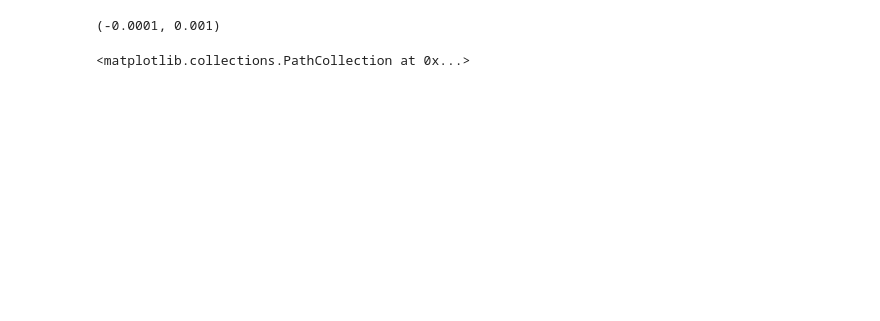
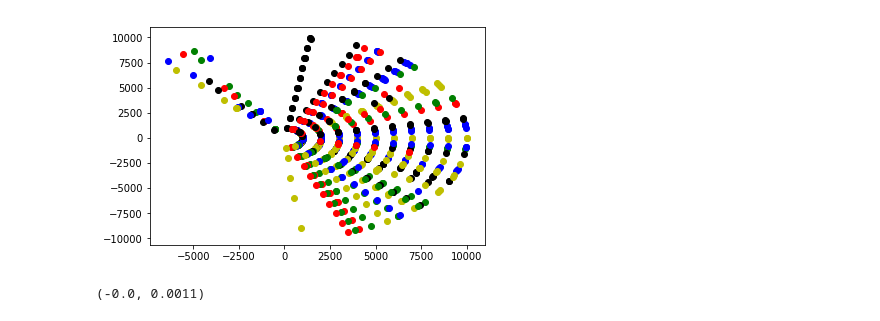
Before and after one commit to yetkinyilmaz/TrackML2D, a Jupyter notebook: notebook_trackML.ipynb, the cells around one changed output. Cells and saved outputs as stored; diff of their text form; code cells hidden in the pictures; blank space fills up the shorter version.

```diff
--- a/notebook_trackML.ipynb
+++ b/notebook_trackML.ipynb
@@ -240,9 +122,13 @@ plt.show()
+# %%
+for foundtrack in np.unique(y_pred):
+    if foundtrack >= 0:
+        plt.scatter(X_train_df.values[y_pred[:] == foundtrack,0],X_train_df.values[y_pred[:] == foundtrack,1],color=cmap[foundtrack % 5])
+plt.show()
+# %% [output]
+[figure, added]
 # %%
+hits_polar = transform.polar(X_train_df.values)
 plt.xlim([-np.pi,np.pi])
-plt.ylim([-0.0001,0.001])
+plt.ylim([-0.,0.0011])
 # %% [output]
-(-0.0001, 0.001)
+(-0.0, 0.0011)
-# %%
- plt.scatter(np_hits_polar[:,1],np_hits_polar[:,0])
-# %% [output]
-<matplotlib.collections.PathCollection at 0x...>
```
Also changed, not shown: parts of 58 cells of this notebook, 9 other files.
